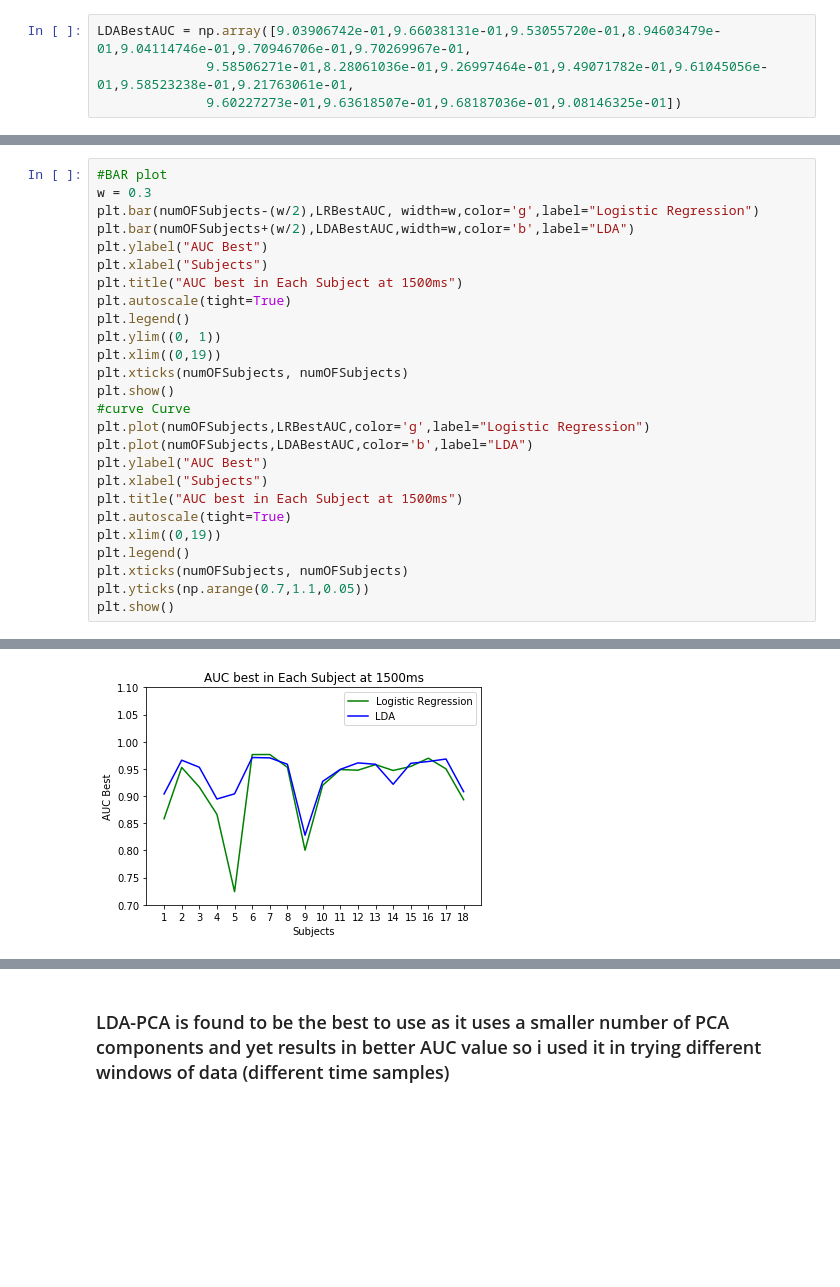
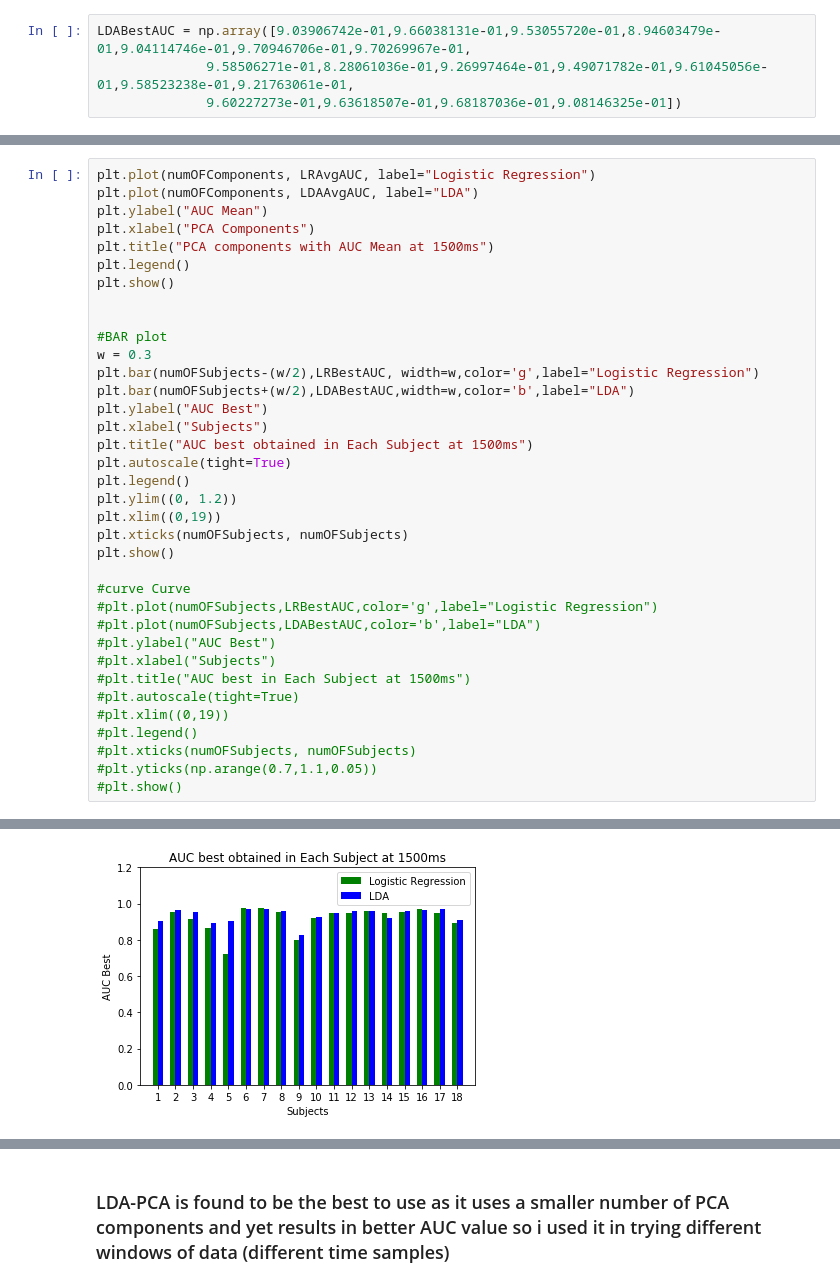
Before and after one commit to hesham-akmal/Brain-ADAS, a Jupyter notebook: EEG Work/RESULTS GRAPHS NOTEBOOK.ipynb, the cells around one changed output, grey strips where cells are left out. Cells and saved outputs as stored; diff of their text form; blank space fills up the shorter version.

```diff
--- a/EEG Work/RESULTS GRAPHS NOTEBOOK.ipynb
+++ b/EEG Work/RESULTS GRAPHS NOTEBOOK.ipynb
@@ -40,27 +30,37 @@ plt.show()
 # %%
+plt.plot(numOFComponents, LRAvgAUC, label="Logistic Regression")
+plt.plot(numOFComponents, LDAAvgAUC, label="LDA")
+plt.ylabel("AUC Mean")
+plt.xlabel("PCA Components")
+plt.title("PCA components with AUC Mean at 1500ms")
+plt.legend()
+plt.show()
+
+
 #BAR plot
 w = 0.3
 plt.bar(numOFSubjects-(w/2),LRBestAUC, width=w,color='g',label="Logistic Regression")
 plt.bar(numOFSubjects+(w/2),LDABestAUC,width=w,color='b',label="LDA")
 plt.ylabel("AUC Best")
 plt.xlabel("Subjects")
-plt.title("AUC best in Each Subject at 1500ms")
+plt.title("AUC best obtained in Each Subject at 1500ms")
 plt.autoscale(tight=True)
 plt.legend()
-plt.ylim((0, 1))
+plt.ylim((0, 1.2))
 plt.xlim((0,19))
 plt.xticks(numOFSubjects, numOFSubjects)
 plt.show()
+
 #curve Curve
-plt.plot(numOFSubjects,LRBestAUC,color='g',label="Logistic Regression")
-plt.plot(numOFSubjects,LDABestAUC,color='b',label="LDA")
-plt.ylabel("AUC Best")
-plt.xlabel("Subjects")
-plt.title("AUC best in Each Subject at 1500ms")
-plt.autoscale(tight=True)
-plt.xlim((0,19))
-plt.legend()
-plt.xticks(numOFSubjects, numOFSubjects)
-plt.yticks(np.arange(0.7,1.1,0.05))
-plt.show()
+#plt.plot(numOFSubjects,LRBestAUC,color='g',label="Logistic Regression")
+#plt.plot(numOFSubjects,LDABestAUC,color='b',label="LDA")
+#plt.ylabel("AUC Best")
+#plt.xlabel("Subjects")
+#plt.title("AUC best in Each Subject at 1500ms")
+#plt.autoscale(tight=True)
+#plt.xlim((0,19))
+#plt.legend()
+#plt.xticks(numOFSubjects, numOFSubjects)
+#plt.yticks(np.arange(0.7,1.1,0.05))
+#plt.show()
 # %% [output]
@@ -68,4 +68,4 @@ plt.show()
-[figure, old version]
+[figure, new version]
 # %%
 print("PCA LDA Best Average is " + str(((np.argmax(LDAAvgAUC) + 1) * 100, np.max(LDAAvgAUC))))
 print("Normal LDA Average= " + str(0.901637977))
```
Also changed, not shown: parts of 26 cells of this notebook, 4 other files.
